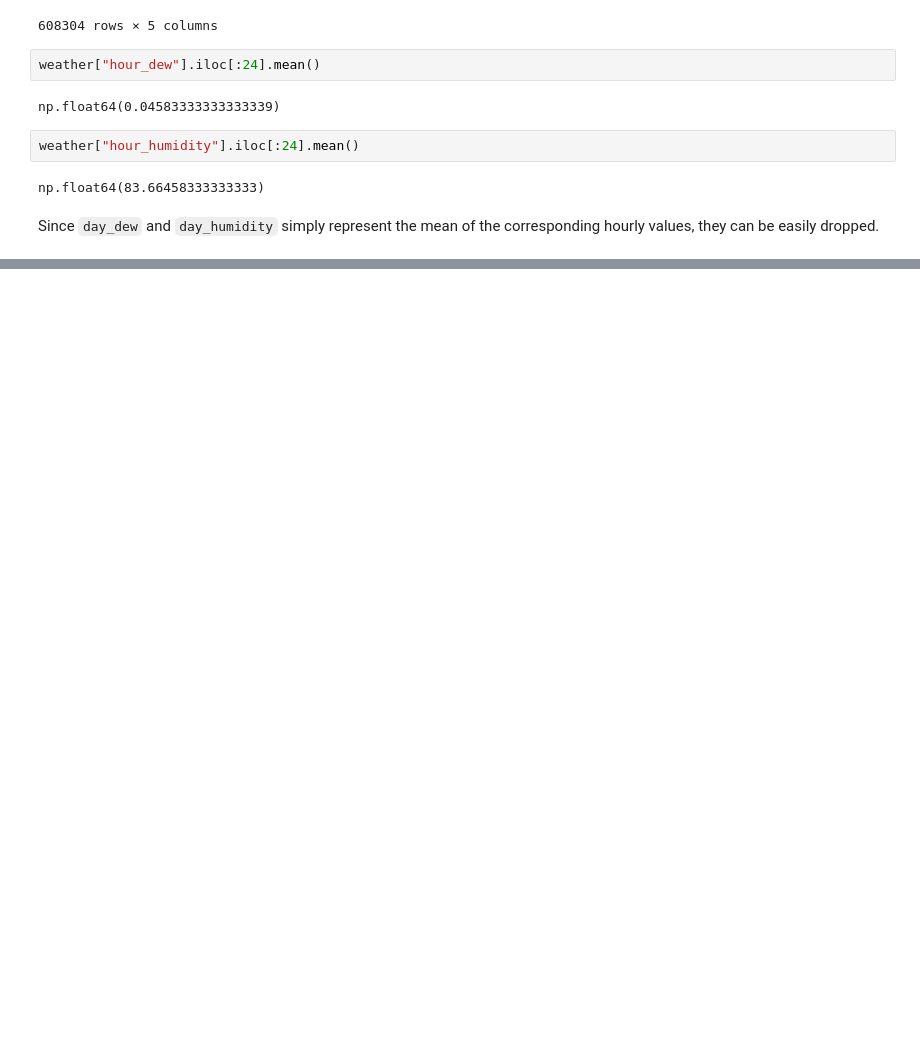
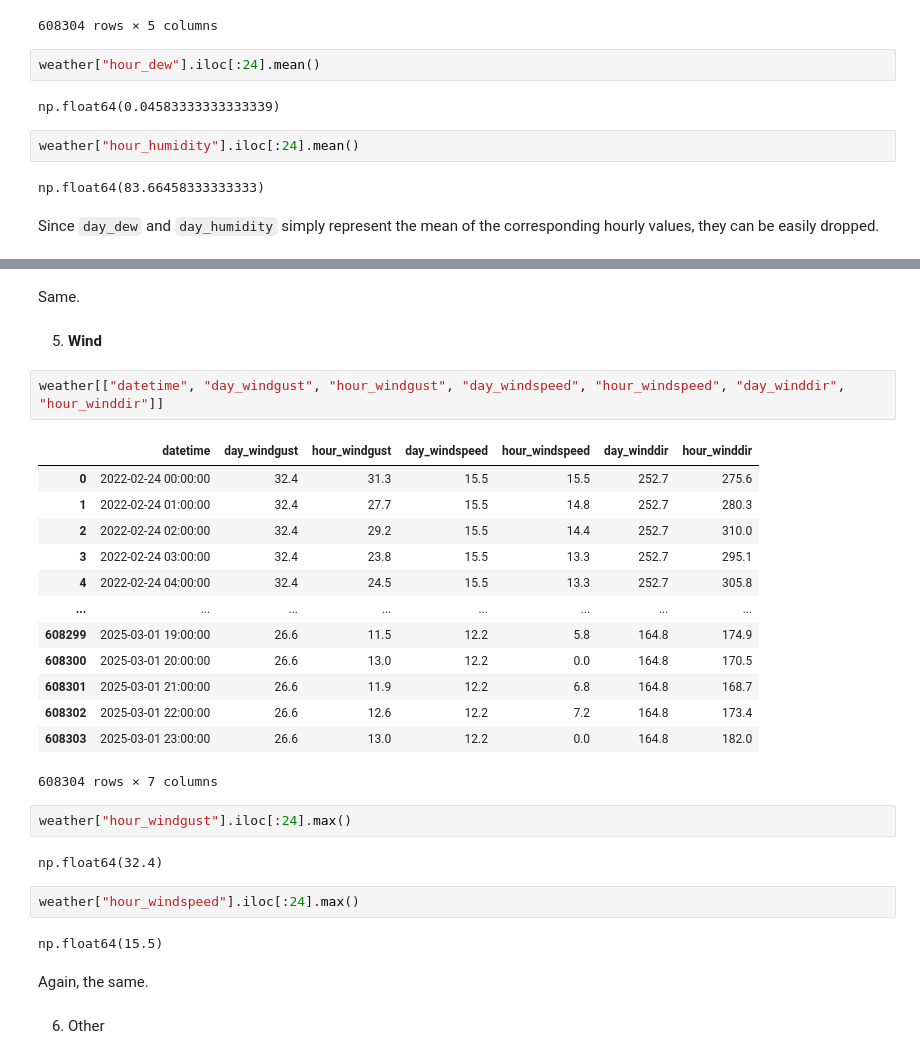
Before and after one commit to KonchakivskyiDanylo/PythonForDs, a Jupyter notebook: data_analysis/weather_analysis.ipynb, the cells around one changed output, grey strips where cells are left out. Saved outputs shown, nothing was run; the diff lists cells and outputs as text; blank space fills up the shorter version.

```diff
--- a/data_analysis/weather_analysis.ipynb
+++ b/data_analysis/weather_analysis.ipynb
@@ -449,0 +487,32 @@ Since `day_dew` and `day_humidity` simply represent the mean of the correspondin
+# %% [markdown]
+Same.
+# %% [markdown]
+5) **Wind**
+# %%
+weather[["datetime", "day_windgust", "hour_windgust", "day_windspeed", "hour_windspeed", "day_winddir", "hour_winddir"]]
+# %% [output]
+|  | datetime | day_windgust | hour_windgust | day_windspeed | hour_windspeed | day_winddir | hour_winddir |
+| 0 | 2022-02-24 00:00:00 | 32.4 | 31.3 | 15.5 | 15.5 | 252.7 | 275.6 |
+| 1 | 2022-02-24 01:00:00 | 32.4 | 27.7 | 15.5 | 14.8 | 252.7 | 280.3 |
+| 2 | 2022-02-24 02:00:00 | 32.4 | 29.2 | 15.5 | 14.4 | 252.7 | 310.0 |
+| 3 | 2022-02-24 03:00:00 | 32.4 | 23.8 | 15.5 | 13.3 | 252.7 | 295.1 |
+| 4 | 2022-02-24 04:00:00 | 32.4 | 24.5 | 15.5 | 13.3 | 252.7 | 305.8 |
+| ... | ... | ... | ... | ... | ... | ... | ... |
+| 608299 | 2025-03-01 19:00:00 | 26.6 | 11.5 | 12.2 | 5.8 | 164.8 | 174.9 |
+| 608300 | 2025-03-01 20:00:00 | 26.6 | 13.0 | 12.2 | 0.0 | 164.8 | 170.5 |
+| 608301 | 2025-03-01 21:00:00 | 26.6 | 11.9 | 12.2 | 6.8 | 164.8 | 168.7 |
+| 608302 | 2025-03-01 22:00:00 | 26.6 | 12.6 | 12.2 | 7.2 | 164.8 | 173.4 |
+| 608303 | 2025-03-01 23:00:00 | 26.6 | 13.0 | 12.2 | 0.0 | 164.8 | 182.0 |
+608304 rows × 7 columns
+# %%
+weather["hour_windgust"].iloc[:24].max()
+# %% [output]
+np.float64(32.4)
+# %%
+weather["hour_windspeed"].iloc[:24].max()
+# %% [output]
+np.float64(15.5)
+# %% [markdown]
+Again, the same.
+# %% [markdown]
+6) Other
```
Also changed, not shown: parts of 94 cells of this notebook.
